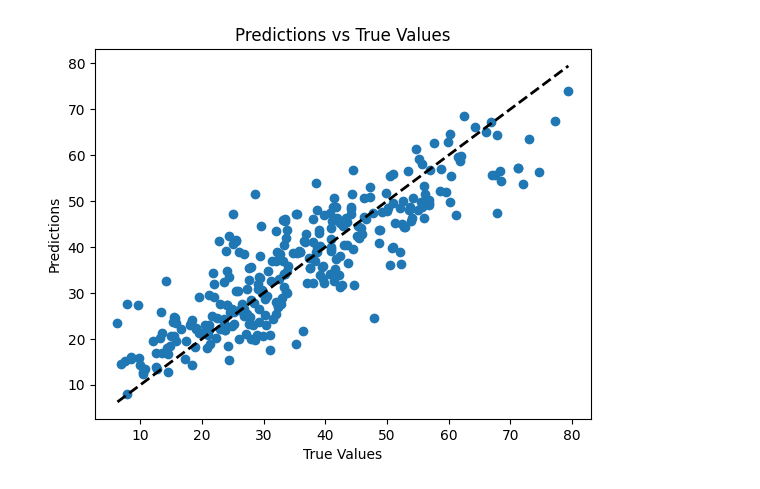
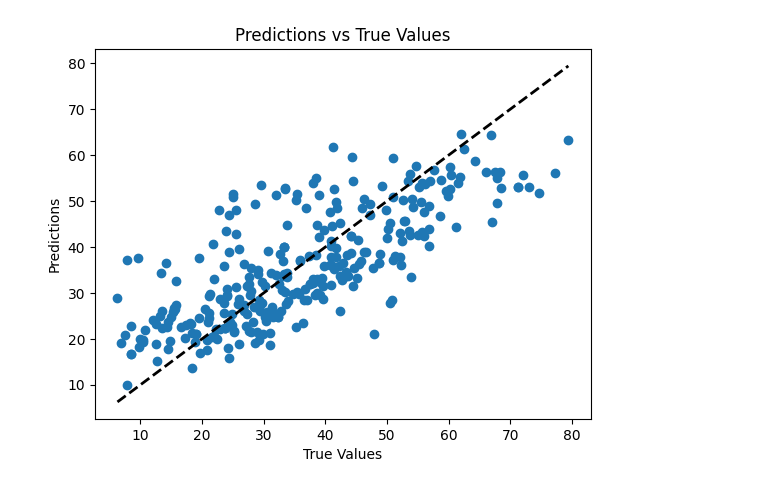
Before and after one commit to HW-BiologicallyInspiredComputation/Concrete_ANN_PSO, a Jupyter notebook: main.ipynb, the cells around one changed output. Cells and saved outputs as stored; diff of their text form; code cells hidden in the pictures.

Commit message:
feat(ga): genetic algorithm to optimize pso parameters

```diff
--- a/main.ipynb
+++ b/main.ipynb
@@ -45,7 +91,7 @@ class Layer:
     def forward(self, input_data: np.ndarray) -> np.ndarray:
         raise NotImplementedError("Forward method not implemented.")
 
-    def randomize(self) -> None:
+    def randomize(self, weight_scale, bias_scale) -> None:
         pass
 # %%
 class ActivationSigmoid(Layer):
@@ -71,18 +117,18 @@ class Linear(Layer):
         self.bias = self.init_biases()
         self.isVectorizable = True
 
-    def init_weights(self):
+    def init_weights(self, weight_scale=0.1):
         """Initialize weights."""
-        return np.random.randn(self.size_hidden, self.size_input) * 0.01
+        return np.random.randn(self.size_hidden, self.size_input) * weight_scale
 
-    def init_biases(self):
+    def init_biases(self, bias_scale=0.001):
         """Initialize biases."""
-        return np.full((self.size_hidden, 1), 0.001)
+        return np.full((self.size_hidden, 1), bias_scale)
 
-    def randomize(self):
+    def randomize(self, weight_scale=0.1, bias_scale=0.001):
         """Randomize weights and biases."""
-        self.weights = self.init_weights()
-        self.bias = self.init_biases()
+        self.weights = self.init_weights(weight_scale=weight_scale)
+        self.bias = self.init_biases(bias_scale=bias_scale)
 
     def forward(self, X):
         return np.dot(self.weights, X) + self.bias
@@ -137,9 +201,9 @@ class Sequential:
         if randomize:
             self.randomize()
 
-    def randomize(self):
+    def randomize(self, weight_scale=0.1, bias_scale=0.001):
         for layer in self.layers:
-            layer.randomize()
+            layer.randomize(weight_scale=weight_scale, bias_scale=bias_scale)
 
     def forward(self, X: np.ndarray) -> np.ndarray:
         output = X
@@ -320,46 +426,51 @@ class ParticleSwarmOptimisation:
 # %%
 mlp = Sequential(
-    Linear(size_input=train_features.shape[1], size_hidden=10),
+    Linear(size_input=train_features.shape[1], size_hidden=12),
     ActivationReLU(),
-    Linear(size_input=10, size_hidden=10),
+    Linear(size_input=12, size_hidden=12),
     ActivationReLU(),
-    Linear(size_input=10, size_hidden=10),
-    ActivationReLU(),
-    Linear(size_input=10, size_hidden=1),
+    Linear(size_input=12, size_hidden=1),
 )
 
 predictions = mlp.forward(test_features.T)
 
-plt.scatter(test_targets, predictions)
-plt.xlabel("True Values")
-plt.ylabel("Predictions")
-plt.title("Predictions vs True Values")
-plt.plot([test_targets.min(), test_targets.max()], [test_targets.min(), test_targets.max()], 'k--', lw=2)
-plt.show()
+# plt.scatter(test_targets, predictions)
+# plt.xlabel("True Values")
+# plt.ylabel("Predictions")
+# plt.title("Predictions vs True Values")
+# plt.plot([test_targets.min(), test_targets.max()], [test_targets.min(), test_targets.max()], 'k--', lw=2)
+# plt.show()
+
+swarm_size = 30
+epochs = 200
+accel_coeff = AccelerationCoefficients(
+        inertia_weight=0.68,
+        cognitive_weight=2.80,
+        social_weight=0.88,
+        global_best_weight=0.96,
+        jump_size=0.6,
+        max_velocity=0.9,
+        max_position=3.87,
+    )
+num_informants = 4
+particle_initial_position_scale = (0.0001, 0.087)
+loss_function = mean_squared_error
 
 pso = ParticleSwarmOptimisation(
     X=train_features.T,
     Y=train_targets,
-    swarm_size=100,
-    epochs=1000,
-    accel_coeff=AccelerationCoefficients(
-        inertia_weight=0.5,
-        cognitive_weight=1.5,
-        social_weight=1.5,
-        global_best_weight=0.5,
-        jump_size=0.1,
-        max_velocity=0.01,
-        max_position=5.0,
-    ),
-    num_informants=5,
-    loss_function=mean_squared_error,
+    swarm_size=swarm_size,
+    epochs=epochs,
+    accel_coeff=accel_coeff,
+    num_informants=num_informants,
+    loss_function=loss_function,
+    particle_initial_position_scale=particle_initial_position_scale,
     model=mlp
 )
 
 (final_position, final_score, losses) = pso.train()
 print(f"Final particle fitness: {final_score}")
 print(f"Final particle position sample: {final_position[:5]}")
-
 mlp.from_vector(final_position)
 predictions = mlp.forward(test_features.T)
 
@@ -377,5 +488,15 @@ plt.ylabel("Loss")
 plt.title("Training Loss over Epochs")
 plt.show()
 
+print(f"""
+Params:
+model: MLP with layers {[type(layer).__name__ for layer in mlp.layers]}
+swarm_size: {swarm_size}
+epochs: {epochs}
+accel_coeff: {accel_coeff}
+num_informants: {num_informants}
+loss_function: {loss_function.__name__}
+""")
+
 print("Final loss", losses[-1])
 # %% [output]
@@ -385 +506 @@ Final particle position sample: [ 0.10895417 -0.13196297 -0.09513001  0.04077379
-[figure, old version]
+[figure, new version]
```
Also changed, not shown: parts of 12 cells of this notebook, 2 other files.
